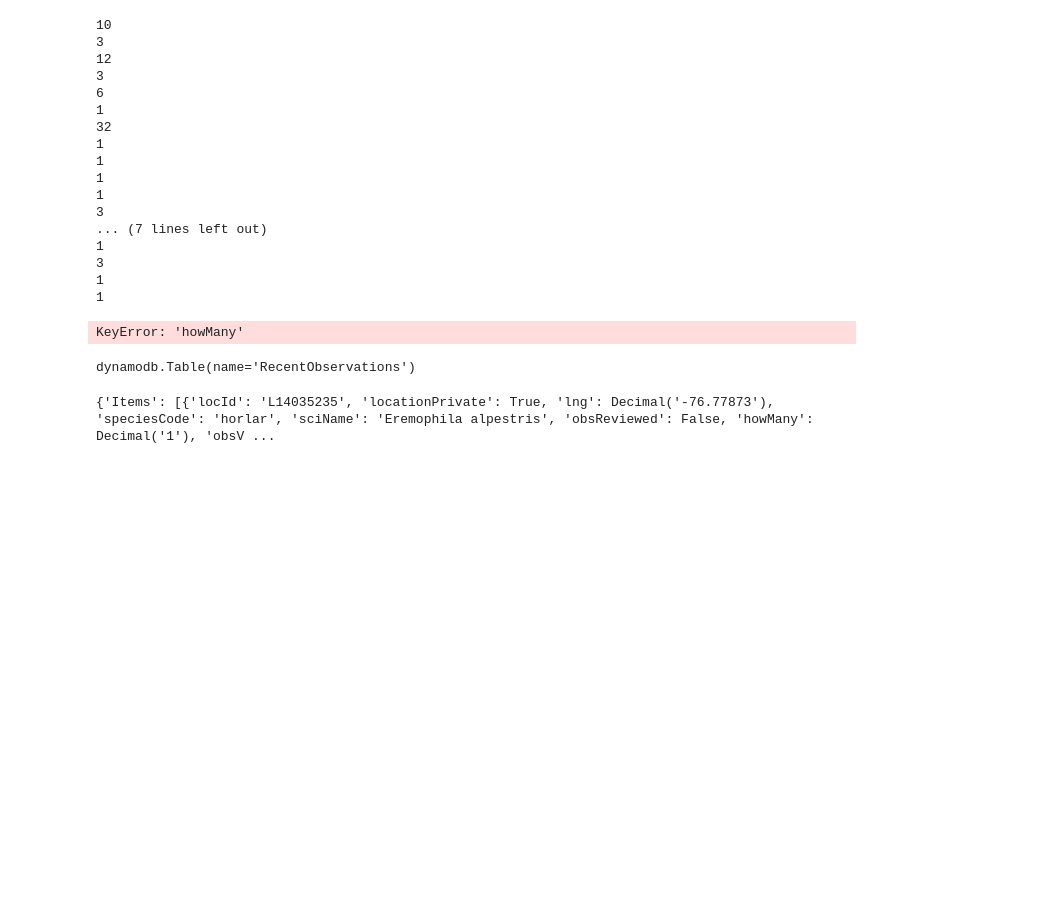
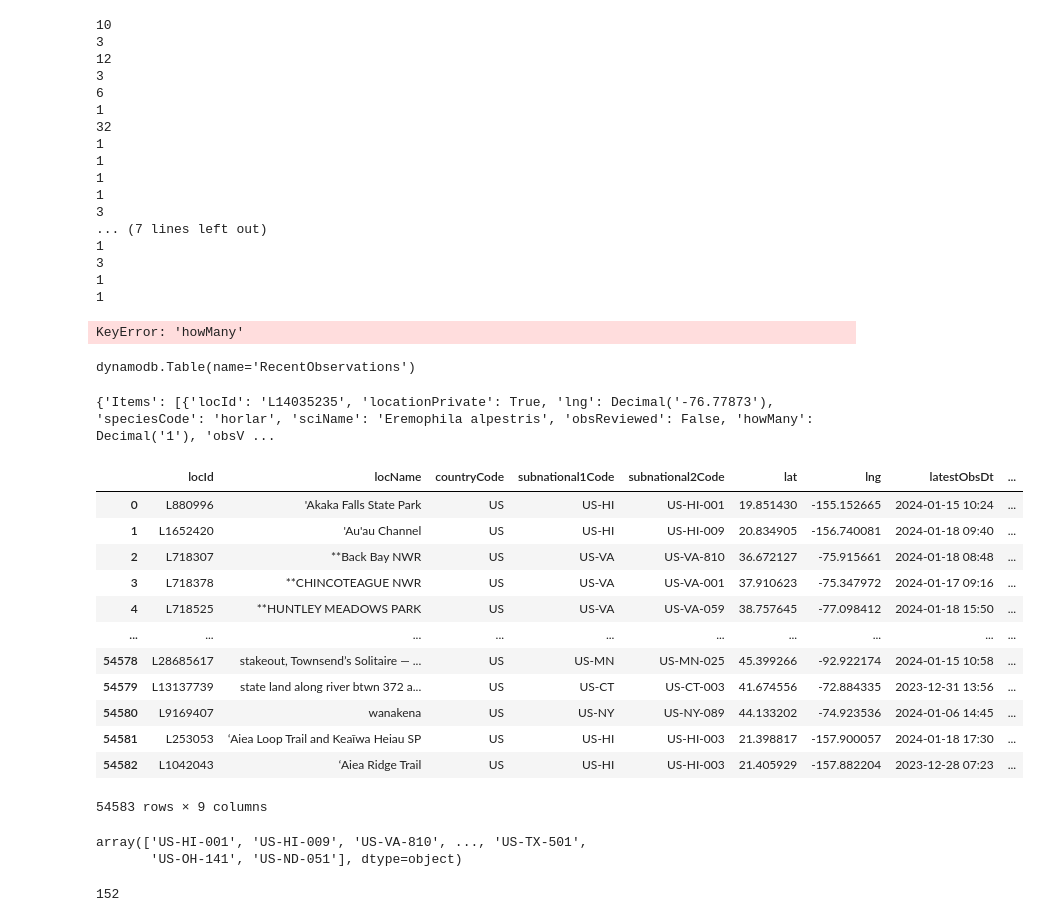
Before and after one commit to sethltaylor/Bird-Sighting-Tracker, a Jupyter notebook: src/eda.ipynb, the cells around one changed output. Saved outputs shown, nothing was run; the diff lists cells and outputs as text; code cells hidden in the pictures; blank space fills up the shorter version.

Commit message:
EDA for better ways to gather sighting data

```diff
--- a/src/eda.ipynb
+++ b/src/eda.ipynb
@@ -151,3 +154,38 @@ response = table.scan()
 print(response)
 # %% [output]
 {'Items': [{'locId': 'L14035235', 'locationPrivate': True, 'lng': Decimal('-76.77873'), 'speciesCode': 'horlar', 'sciName': 'Eremophila alpestris', 'obsReviewed': False, 'howMany': Decimal('1'), 'obsV ...
+# %%
+url = 'https://api.ebird.org/v2/ref/hotspot/US'
+key = os.environ['EBIRD_API_KEY']
+header = {'X-eBirdApiToken': key}
+params = {'back': 30, 'includeProvisional': True, 'fmt':'json'}
+response = requests.get(url, headers = header, params=params)
+# %%
+df = pd.DataFrame(response.json())
+display(df)
+# %% [output]
+|  | locId | locName | countryCode | subnational1Code | subnational2Code | lat | lng | latestObsDt | ... |
+| 0 | L880996 | 'Akaka Falls State Park | US | US-HI | US-HI-001 | 19.851430 | -155.152665 | 2024-01-15 10:24 | ... |
+| 1 | L1652420 | 'Au'au Channel | US | US-HI | US-HI-009 | 20.834905 | -156.740081 | 2024-01-18 09:40 | ... |
+| 2 | L718307 | **Back Bay NWR | US | US-VA | US-VA-810 | 36.672127 | -75.915661 | 2024-01-18 08:48 | ... |
+| 3 | L718378 | **CHINCOTEAGUE NWR | US | US-VA | US-VA-001 | 37.910623 | -75.347972 | 2024-01-17 09:16 | ... |
+| 4 | L718525 | **HUNTLEY MEADOWS PARK | US | US-VA | US-VA-059 | 38.757645 | -77.098412 | 2024-01-18 15:50 | ... |
+| ... | ... | ... | ... | ... | ... | ... | ... | ... | ... |
+| 54578 | L28685617 | stakeout, Townsend’s Solitaire — ... | US | US-MN | US-MN-025 | 45.399266 | -92.922174 | 2024-01-15 10:58 | ... |
+| 54579 | L13137739 | state land along river btwn 372 a... | US | US-CT | US-CT-003 | 41.674556 | -72.884335 | 2023-12-31 13:56 | ... |
+| 54580 | L9169407 | wanakena | US | US-NY | US-NY-089 | 44.133202 | -74.923536 | 2024-01-06 14:45 | ... |
+| 54581 | L253053 | ʻAiea Loop Trail and Keaīwa Heiau SP | US | US-HI | US-HI-003 | 21.398817 | -157.900057 | 2024-01-18 17:30 | ... |
+| 54582 | L1042043 | ʻAiea Ridge Trail | US | US-HI | US-HI-003 | 21.405929 | -157.882204 | 2023-12-28 07:23 | ... |
+54583 rows × 9 columns
+# %%
+unique_areas = pd.unique(df['subnational2Code'])
+unique_areas
+# %% [output]
+array(['US-HI-001', 'US-HI-009', 'US-VA-810', ..., 'US-TX-501',
+       'US-OH-141', 'US-ND-051'], dtype=object)
+# %%
+dmv_areas = pd.unique(df['subnational2Code'].loc[df['subnational1Code'].isin(['US-VA', 'US-MD', 'US-DC'])])
+dmv_areas
+len(dmv_areas)
+# %% [output]
+152
```
Also changed, not shown: parts of 9 cells of this notebook, 1 other file.
